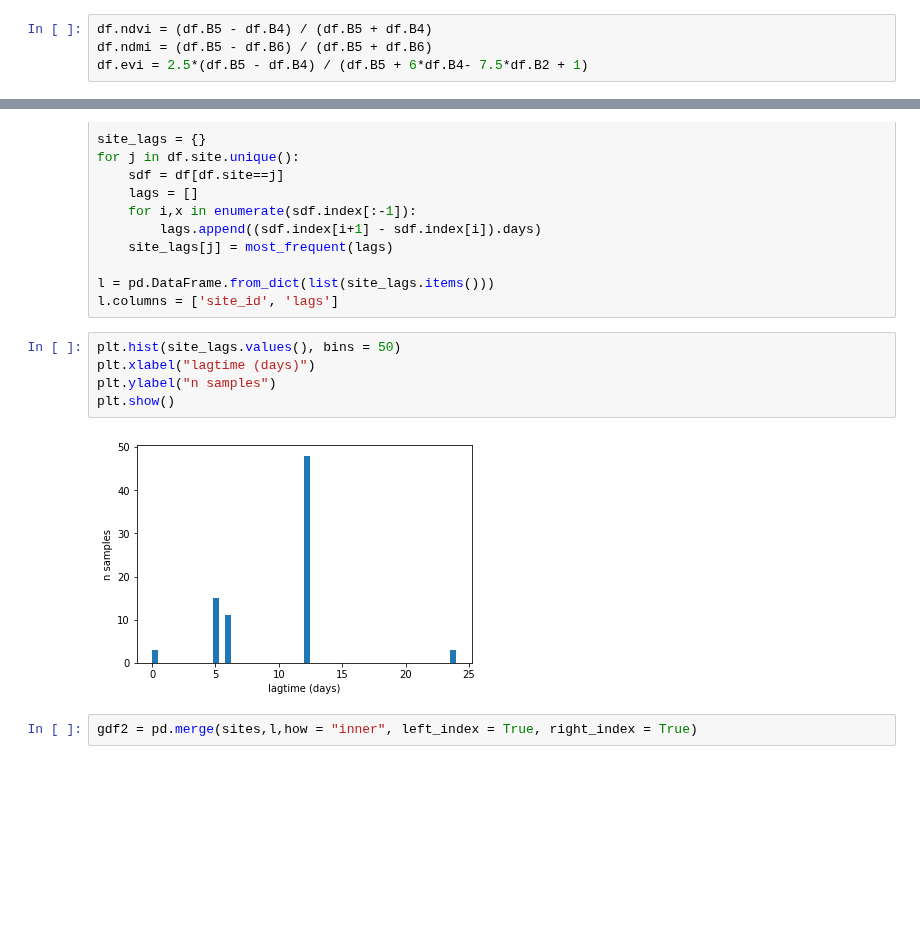
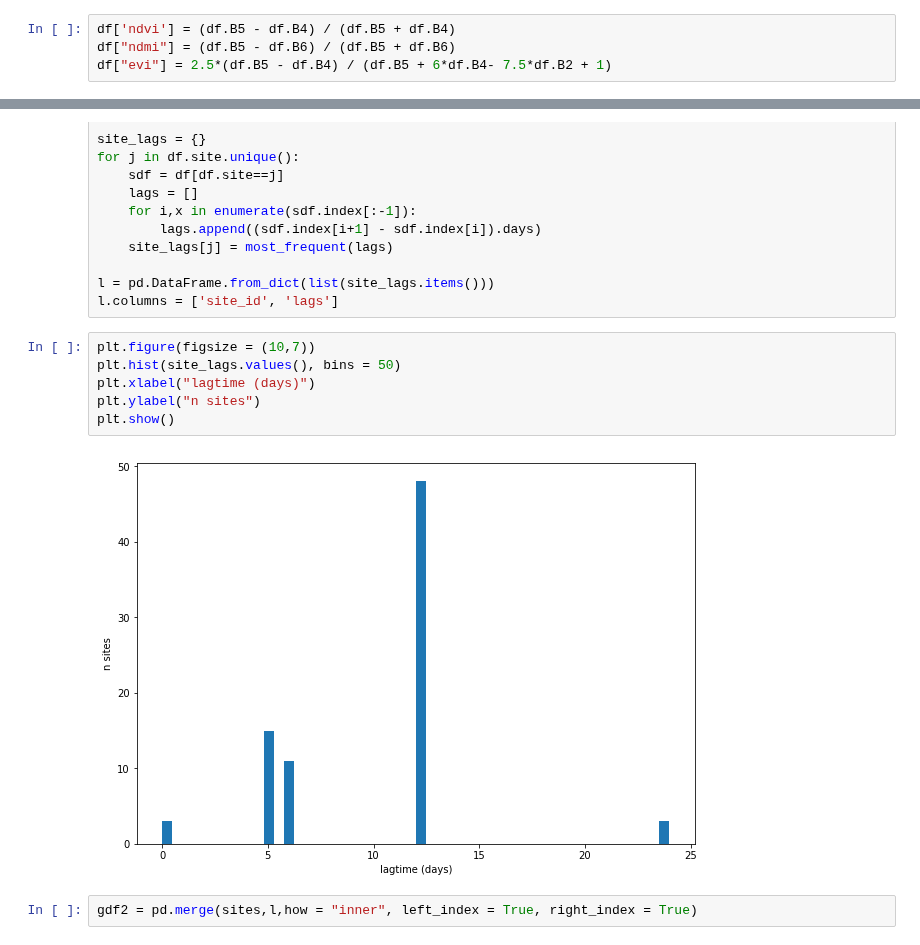
Before and after one commit to kashingtonDC/RZSM, a Jupyter notebook: code/LSTM.ipynb, the cells around one changed output, grey strips where cells are left out. Saved outputs shown, nothing was run; the diff lists cells and outputs as text; blank space fills up the shorter version.

```diff
--- a/code/LSTM.ipynb
+++ b/code/LSTM.ipynb
@@ -199,9 +210,9 @@ Text(85.875, 0.5, 'n samples')
 # %%
 # Calculate spectral indices
 # %%
-df.ndvi = (df.B5 - df.B4) / (df.B5 + df.B4)
-df.ndmi = (df.B5 - df.B6) / (df.B5 + df.B6)
-df.evi = 2.5*(df.B5 - df.B4) / (df.B5 + 6*df.B4- 7.5*df.B2 + 1)
+df['ndvi'] = (df.B5 - df.B4) / (df.B5 + df.B4)
+df["ndmi"] = (df.B5 - df.B6) / (df.B5 + df.B6)
+df["evi"] = 2.5*(df.B5 - df.B4) / (df.B5 + 6*df.B4- 7.5*df.B2 + 1)
 # %%
 for i in df.site.unique():
     sdf = df[df.site==i]
@@ -233,12 +244,13 @@ for j in df.site.unique():
 l = pd.DataFrame.from_dict(list(site_lags.items()))
 l.columns = ['site_id', 'lags']
 # %%
+plt.figure(figsize = (10,7))
 plt.hist(site_lags.values(), bins = 50)
 plt.xlabel("lagtime (days)")
-plt.ylabel("n samples")
+plt.ylabel("n sites")
 plt.show()
 # %% [output]
-[figure, old version]
+[figure, new version]
 # %%
 gdf2 = pd.merge(sites,l,how = "inner", left_index = True, right_index = True)
 # %%
```
Also changed, not shown: parts of 6 cells of this notebook.
